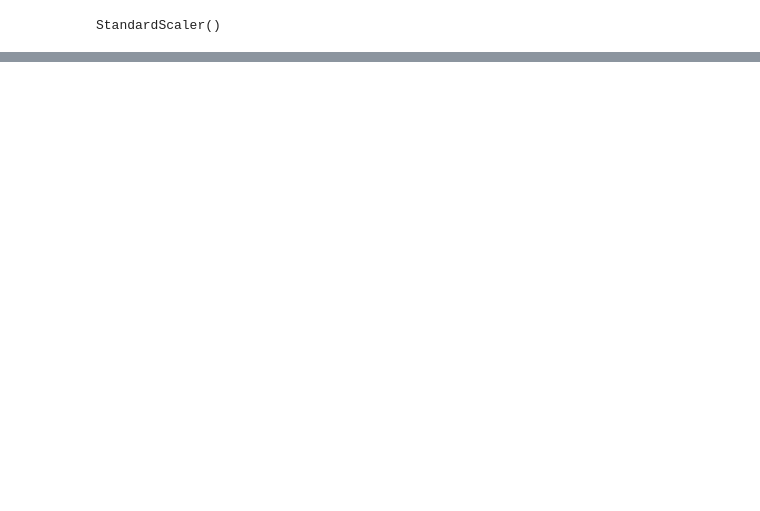
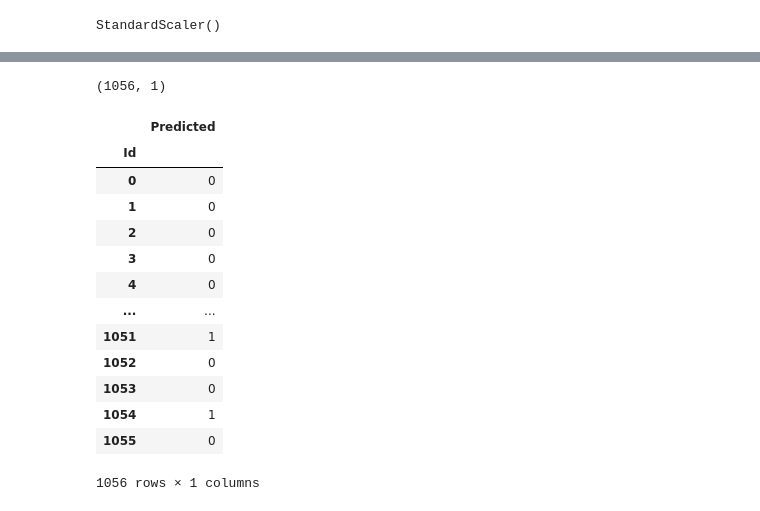
Before and after one commit to deepak046/Data_Contest_ME18B030_ME18B046, a Jupyter notebook: Deepak/EDA-Copy1.ipynb, the cells around one changed output, grey strips where cells are left out. Cells and saved outputs as stored; diff of their text form; code cells hidden in the pictures; blank space fills up the shorter version.

```diff
--- a/Deepak/EDA-Copy1.ipynb
+++ b/Deepak/EDA-Copy1.ipynb
@@ -168,0 +164,30 @@ matthews_corrcoef(y_val['CO: 2'],predictions[1])
+# %%
+predictions = []
+ypred = []
+for i in range(len(test_cols)):
+    if i <= 1:
+        y_train_11 = np.array(y_train_1[test_cols[i]])
+        y_val_11 = np.array(y_val_1[test_cols[i]])
+        y_train_11 = y_train_11.reshape(y_train_11.shape[0],)
+        y_val_11 = y_val_11.reshape(y_val_11.shape[0],)
+        model_1 = XGBClassifier()
+        model_1.fit(X_train_1,y_train_11)
+        predictions.append(model_1.predict(X_val_1))
+        print(test_cols[i],model_1.score(X_val_1,y_val_11))
+        ypred.extend(model_1.predict(X_test_1))
+
+    if i > 1:
+        y_train_12 = np.array(y_train_2[test_cols[i]])
+        y_val_12 = np.array(y_val_2[test_cols[i]])
+        y_train_12 = y_train_12.reshape(y_train_12.shape[0],)
+        y_val_12 = y_val_12.reshape(y_val_12.shape[0],)
+        model_2 = XGBClassifier()
+        model_2.fit(X_train_2,y_train_12)
+        predictions.append(model_2.predict(X_val_2))
+        print(test_cols[i],model_2.score(X_val_2,y_val_12))
+        ypred.extend(model_2.predict(X_test_2))
+
+    #X_test = test.drop(test_cols, axis=1, errors='ignore')
+    #scaledX = scaler.transform(X)
+    #scaledXtest = scaler.transform(Xtest)
+    #estimator = RandomForestClassifier(n_estimators=100, n_jobs=-1, random_state=42)
@@ -168,0 +220,3 @@ matthews_corrcoef(y_val['CO: 2'],predictions[1])
+# %%
+ypred = np.array(ypred)
+np.transpose(ypred)
@@ -168,0 +243,26 @@ matthews_corrcoef(y_val['CO: 2'],predictions[1])
+# %%
+submission = pd.DataFrame(ypred,columns=['Predicted'])
+submission.index.name = 'Id'
+#submission = pd.read_csv('dummy_submission.csv')
+submission.Predicted = np.array(ypred,dtype=int)
+submission.to_csv('RF2000.csv',index=True)
+print(submission.shape)
+# %% [output]
+(1056, 1)
+# %%
+submission
+# %% [output]
+|  | Predicted |
+| Id |  |
+| 0 | 0 |
+| 1 | 0 |
+| 2 | 0 |
+| 3 | 0 |
+| 4 | 0 |
+| ... | ... |
+| 1051 | 1 |
+| 1052 | 0 |
+| 1053 | 0 |
+| 1054 | 1 |
+| 1055 | 0 |
+1056 rows × 1 columns
```
Also changed, not shown: parts of 33 cells of this notebook.
